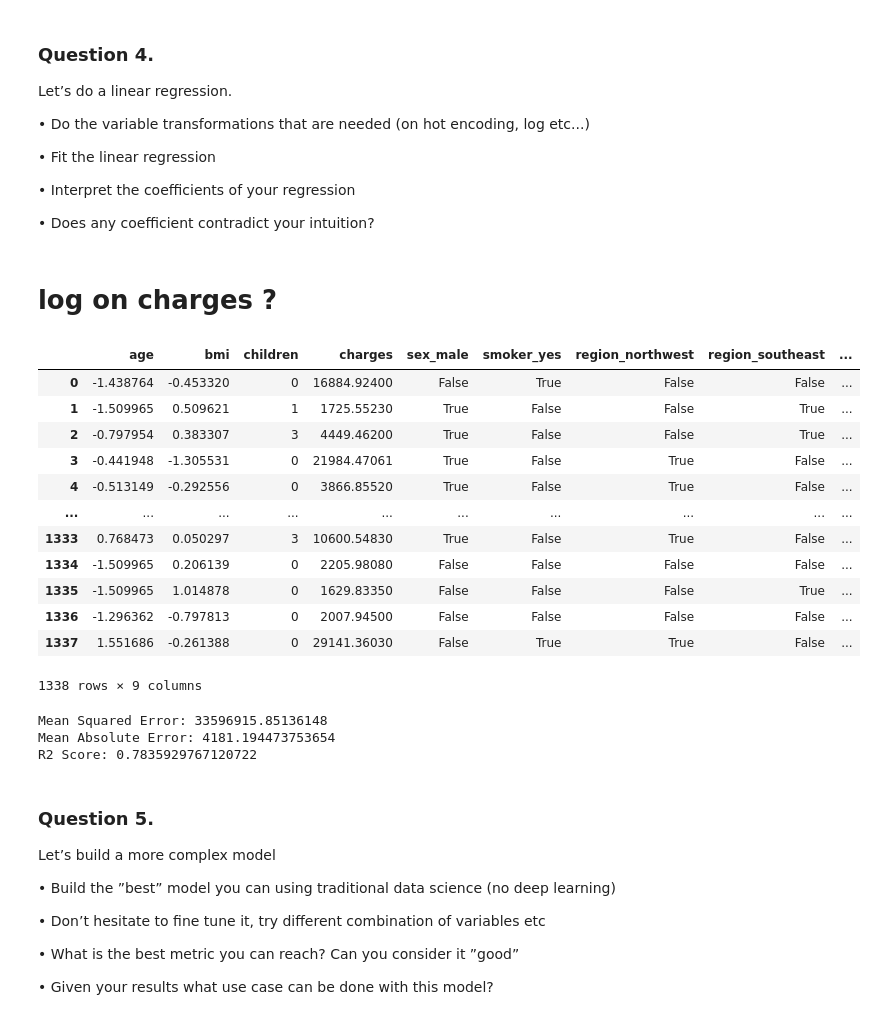
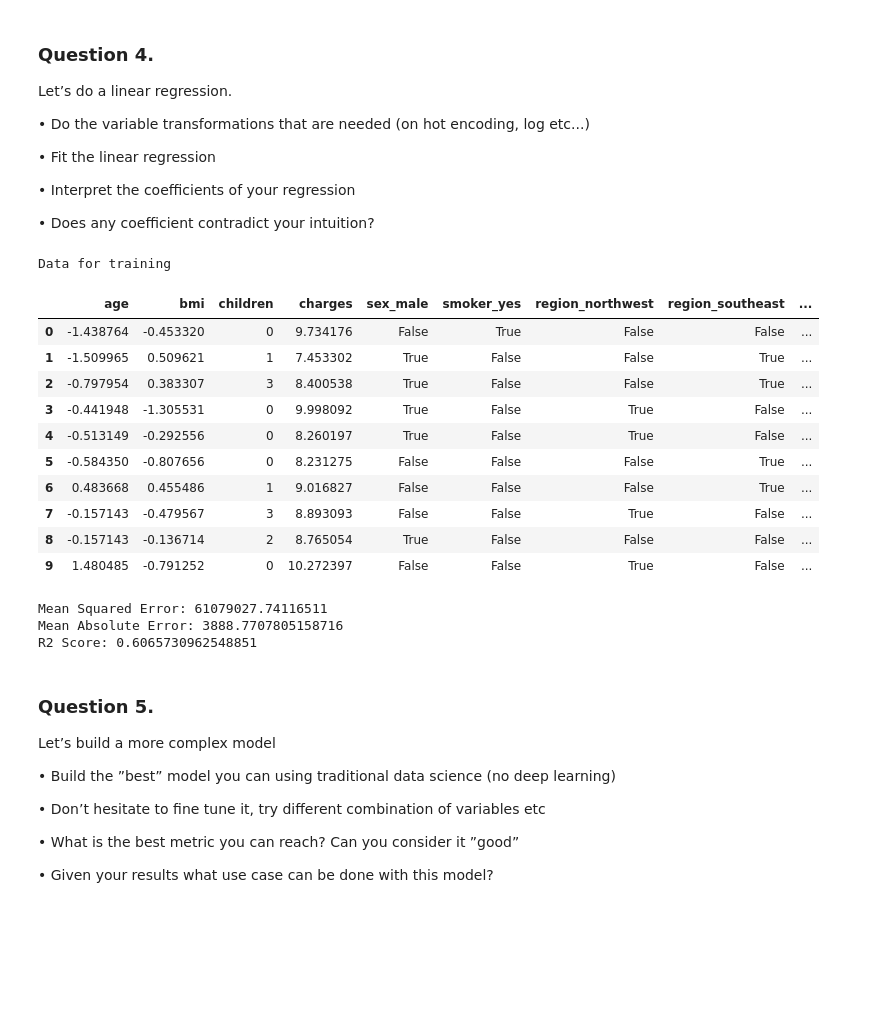
Before and after one commit to louiscockenpot/projet-explainability, a Jupyter notebook: project.ipynb, the cells around one changed output. Drawn from its saved outputs; the diff is of its cells as text; code cells hidden in the pictures; blank space fills up the shorter version.

```diff
--- a/project.ipynb
+++ b/project.ipynb
@@ -166,32 +209,31 @@ Let’s do a linear regression.
 • Interpret the coefficients of your regression
 
 • Does any coefficient contradict your intuition?
-# %% [markdown]
-# log on charges ?
 # %%
 #one hot encoding on the categorical columns
 df = pd.get_dummies(df, columns=["sex", "smoker", "region"], drop_first=True)
 # %%
 from sklearn.preprocessing import StandardScaler
 
 scaler = StandardScaler()
 df['bmi'] = scaler.fit_transform(df[['bmi']])
 df['age'] = scaler.fit_transform(df[['age']])
-df
+df['charges'] = np.log(df['charges'])
+
+df.head(10).style.set_caption("Data for training")
 # %% [output]
+Data for training
 |  | age | bmi | children | charges | sex_male | smoker_yes | region_northwest | region_southeast | ... |
-| 0 | -1.438764 | -0.453320 | 0 | 16884.92400 | False | True | False | False | ... |
-| 1 | -1.509965 | 0.509621 | 1 | 1725.55230 | True | False | False | True | ... |
-| 2 | -0.797954 | 0.383307 | 3 | 4449.46200 | True | False | False | True | ... |
-| 3 | -0.441948 | -1.305531 | 0 | 21984.47061 | True | False | True | False | ... |
-| 4 | -0.513149 | -0.292556 | 0 | 3866.85520 | True | False | True | False | ... |
-| ... | ... | ... | ... | ... | ... | ... | ... | ... | ... |
-| 1333 | 0.768473 | 0.050297 | 3 | 10600.54830 | True | False | True | False | ... |
-| 1334 | -1.509965 | 0.206139 | 0 | 2205.98080 | False | False | False | False | ... |
-| 1335 | -1.509965 | 1.014878 | 0 | 1629.83350 | False | False | False | True | ... |
-| 1336 | -1.296362 | -0.797813 | 0 | 2007.94500 | False | False | False | False | ... |
-| 1337 | 1.551686 | -0.261388 | 0 | 29141.36030 | False | True | True | False | ... |
+| 0 | -1.438764 | -0.453320 | 0 | 9.734176 | False | True | False | False | ... |
+| 1 | -1.509965 | 0.509621 | 1 | 7.453302 | True | False | False | True | ... |
+| 2 | -0.797954 | 0.383307 | 3 | 8.400538 | True | False | False | True | ... |
+| 3 | -0.441948 | -1.305531 | 0 | 9.998092 | True | False | True | False | ... |
+| 4 | -0.513149 | -0.292556 | 0 | 8.260197 | True | False | True | False | ... |
+| 5 | -0.584350 | -0.807656 | 0 | 8.231275 | False | False | False | True | ... |
+| 6 | 0.483668 | 0.455486 | 1 | 9.016827 | False | False | False | True | ... |
+| 7 | -0.157143 | -0.479567 | 3 | 8.893093 | False | False | True | False | ... |
+| 8 | -0.157143 | -0.136714 | 2 | 8.765054 | True | False | False | False | ... |
+| 9 | 1.480485 | -0.791252 | 0 | 10.272397 | False | False | True | False | ... |
-1338 rows × 9 columns
 # %%
 from sklearn.model_selection import train_test_split
 y = df['charges']
@@ -199,24 +242,28 @@ X = df.drop("charges" , axis = 1)
 X_train, X_test, y_train, y_test = train_test_split(X,y, test_size = 0.2, random_state = 42)
 # %%
+# Linear regression
 from sklearn.linear_model import LinearRegression
+
 model = LinearRegression()
 model.fit(X_train, y_train)
 
-
-#more  model evaluation
 from sklearn.metrics import mean_squared_error, mean_absolute_error, r2_score
 y_pred = model.predict(X_test)
-mse = mean_squared_error(y_test, y_pred)
-mae = mean_absolute_error(y_test, y_pred)
-r2 = r2_score(y_test, y_pred)
+
+y_pred_exp = np.exp(y_pred) # undo log operation
+y_test_exp = np.exp(y_test)
+
+mse = mean_squared_error(y_test_exp, y_pred_exp)
+mae = mean_absolute_error(y_test_exp, y_pred_exp)
+r2 = r2_score(y_test_exp, y_pred_exp)
 
 print(f'Mean Squared Error: {mse}')
 print(f'Mean Absolute Error: {mae}')
 print(f'R2 Score: {r2}')
 # %% [output]
-Mean Squared Error: 33596915.85136148
-Mean Absolute Error: 4181.194473753654
-R2 Score: 0.7835929767120722
+Mean Squared Error: 61079027.74116511
+Mean Absolute Error: 3888.7707805158716
+R2 Score: 0.6065730962548851
 # %% [markdown]
 
 ### Question 5.
```
Also changed, not shown: parts of 35 cells of this notebook.
